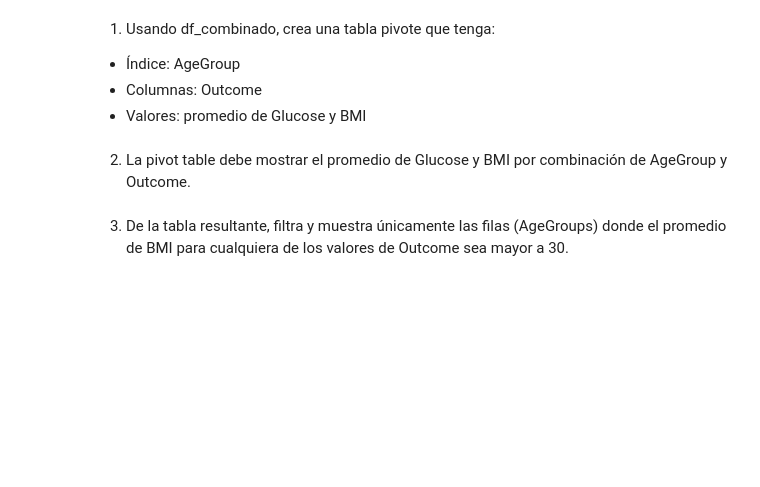
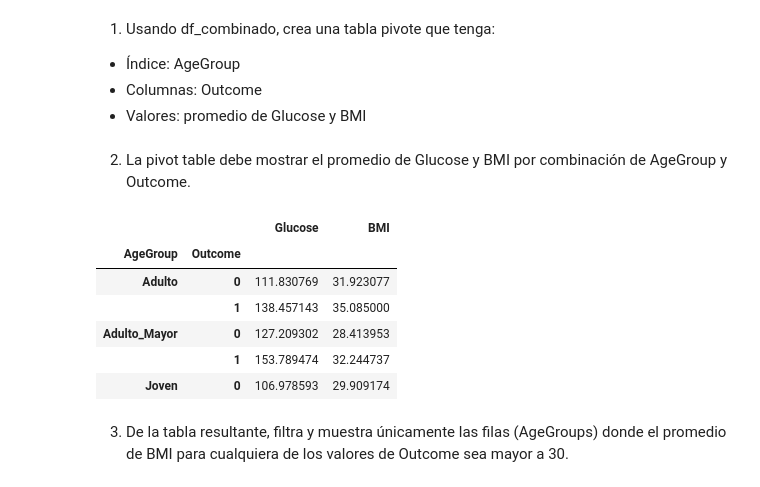
Before and after one commit to RogerReateguiUTEC/Tareas_Programacion101, a Jupyter notebook: TAREAS/EXAMEN_4_Roger_Reategui.ipynb, the cells around one changed output. Cells and saved outputs as stored; diff of their text form; code cells hidden in the pictures; blank space fills up the shorter version.

```diff
--- a/TAREAS/EXAMEN_4_Roger_Reategui.ipynb
+++ b/TAREAS/EXAMEN_4_Roger_Reategui.ipynb
@@ -182,6 +229,18 @@ por BMI de mayor a menor.
 * Valores: promedio de Glucose y BMI
 # %% [markdown]
  2. La pivot table debe mostrar el promedio de Glucose y BMI por combinación de AgeGroup y Outcome.
+# %%
+pivot_table = df_combinado.groupby(['AgeGroup','Outcome'])[['Glucose', 'BMI']].mean()
+
+pivot_table.head()
+# %% [output]
+|  |  | Glucose | BMI |
+| AgeGroup | Outcome |  |  |
+| Adulto | 0 | 111.830769 | 31.923077 |
+|  | 1 | 138.457143 | 35.085000 |
+| Adulto_Mayor | 0 | 127.209302 | 28.413953 |
+|  | 1 | 153.789474 | 32.244737 |
+| Joven | 0 | 106.978593 | 29.909174 |
 # %% [markdown]
  3. De la tabla resultante, filtra y muestra únicamente las filas (AgeGroups) donde el promedio de BMI para
 cualquiera de los valores de Outcome sea mayor a 30.
```
Also changed, not shown: parts of 10 cells of this notebook.
